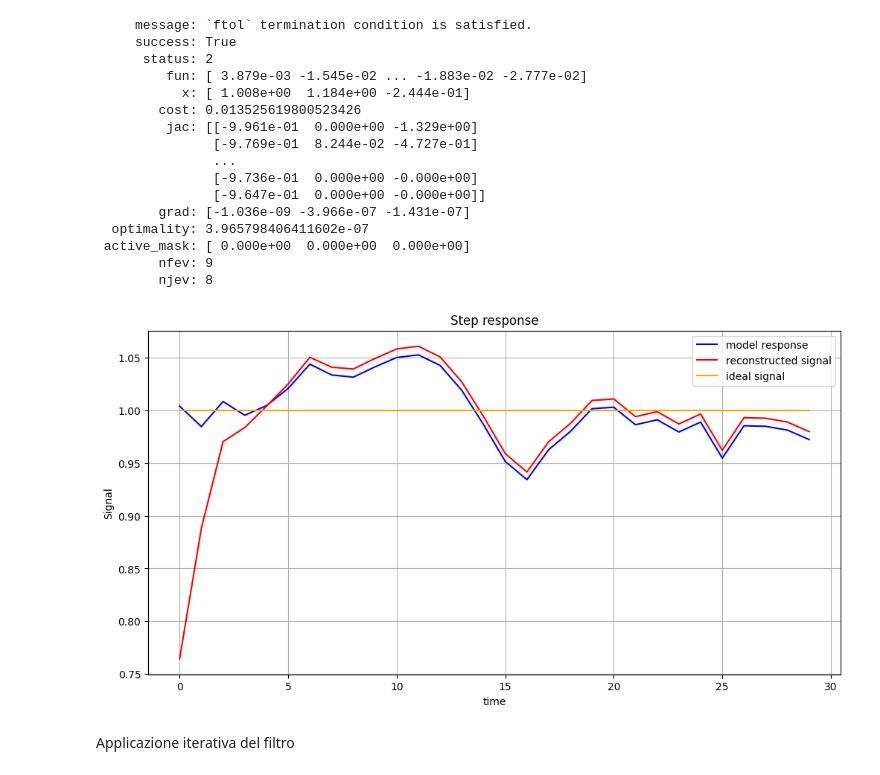
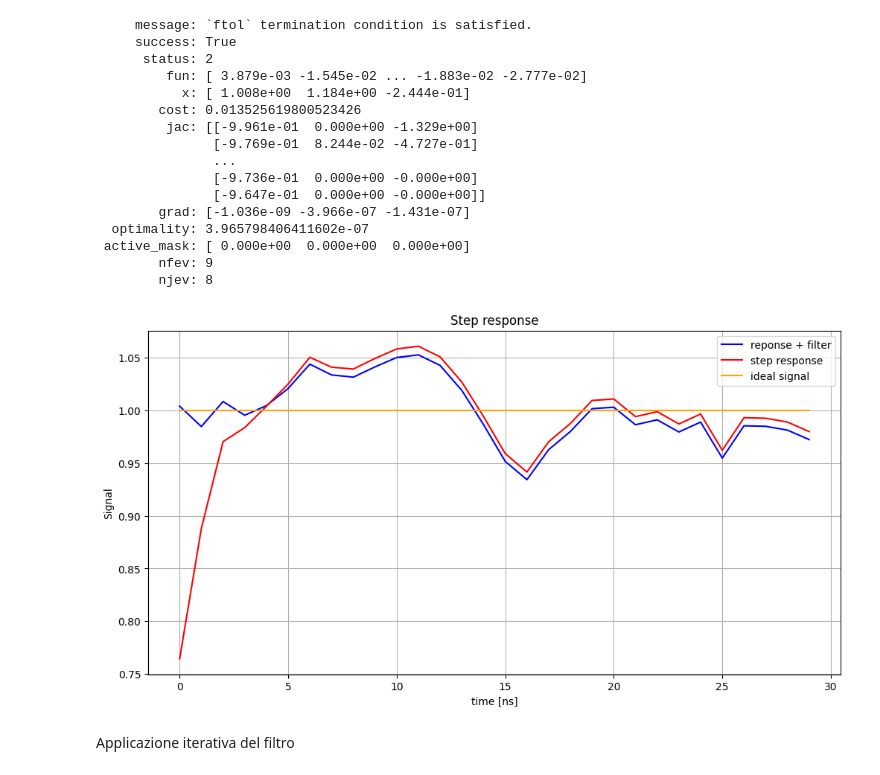
Before and after one commit to ElStabilini/cryoscope_tests, a Jupyter notebook: 5_IIR_inverse.ipynb, the cells around one changed output. Saved outputs shown, nothing was run; the diff lists cells and outputs as text; code cells hidden in the pictures.

```diff
--- a/5_IIR_inverse.ipynb
+++ b/5_IIR_inverse.ipynb
@@ -117 +98,13 @@ print(result)
+# %%
+init_guess = [1,1,1]
+results = []
+responses = []
+
+for i in range(5):
+    result = least_squares(
+        residuals_inverse_IIR, initial_guess, args=(t, start, step_response)
+    )  # calcolo LSO
+    results.append(result)
+    step_response = inverse_model_IIR(result.x, t, start, step_response)
+    responses.append(step_response)
 # %%
@@ -177,12 +135,13 @@ def residuals(params, t, data):
 # %%
 initial_guess = [1, 1, 1]
 t = np.arange(0, 30, 1)
+start = 0
 step_response = result_svg_no_dem[4].step_response["D1"][10:40]
 print(len(step_response))
 # %% [output]
 30
 # %%
-result = least_squares(residuals, initial_guess, args=(t, step_response))
+result = least_squares(residuals_inverse_IIR, initial_guess, args=(t, start, step_response))
 print(result)
 # %% [output]
      message: `ftol` termination condition is satisfied.
@@ -201,19 +160,16 @@ print(result)
  active_mask: [ 0.000e+00  0.000e+00  0.000e+00]
         nfev: 9
         njev: 8
-# %%
-plt.figure(figsize=(12, 6))
-plt.plot(t, model(result.x, t, step_response), color = "blue", label="model response")
-plt.plot(step_response, color = "red", label="reconstructed signal")
-plt.plot(t, step(t), color = "orange", label="ideal signal" )
-plt.xlabel("time")
-plt.ylabel("Signal")
-plt.title("Step response")
-plt.legend()
-plt.grid()
-plt.show()
-# %% [output]
-[figure, removed]
+# %%
+filtered_response = Signal(
+    inverse_model_IIR(result.x, t, start, step_response), label="reponse + filter"
+)
+
+response = Signal(step_response, label="step response")
+
+plot_signal_filtered(filtered_response, response, t, start)
+# %% [output]
+[figure, added]
 # %% [markdown]
 Applicazione iterativa del filtro
 # %%
```
Also changed, not shown: parts of 17 cells of this notebook, 9 other files.
